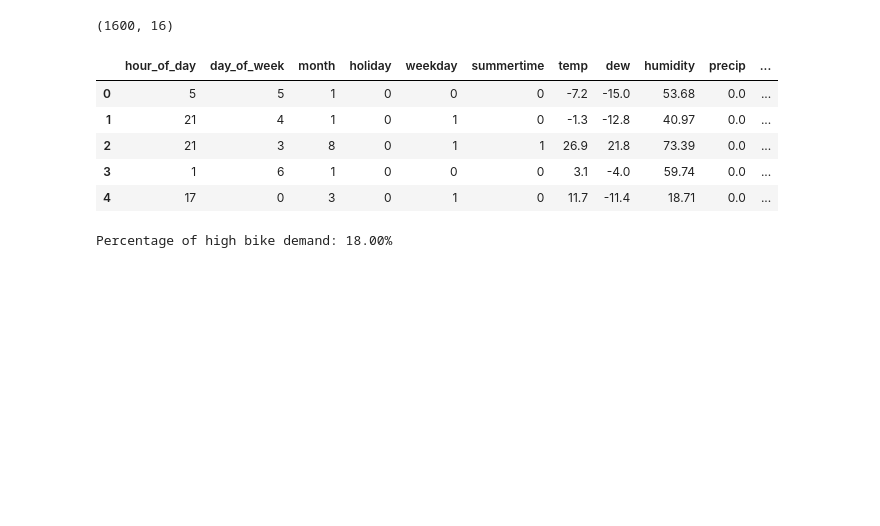
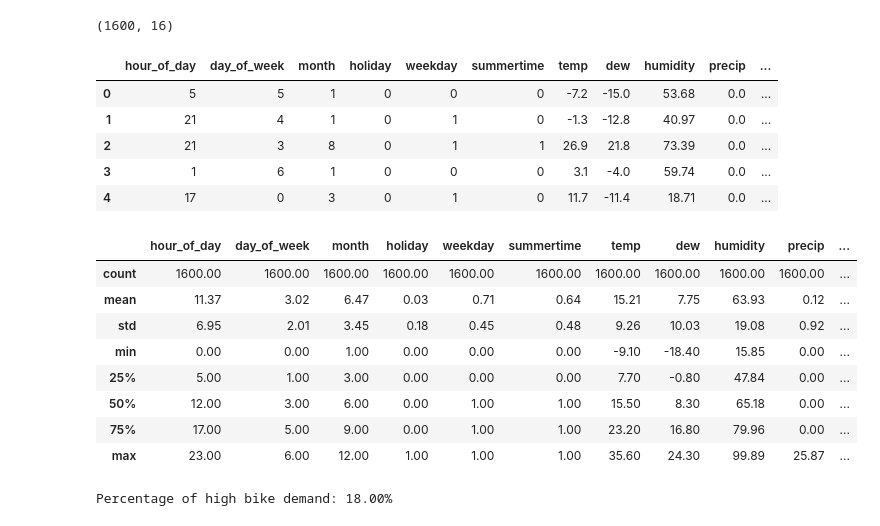
Before and after one commit to radekgersz/Statistical-Machine-Learning-project, a Jupyter notebook: EDA.ipynb, the cells around one changed output. Drawn from its saved outputs; the diff is of its cells as text; code cells hidden in the pictures; blank space fills up the shorter version.

```diff
--- a/EDA.ipynb
+++ b/EDA.ipynb
@@ -18,8 +18,18 @@ data.head()
 # %%
 pd.set_option('display.float_format', lambda x: '%.2f' % x)
 data.describe()
 # put to latex
-data.describe().to_latex("data/summary_statistics.tex", float_format="%.2f")
+#data.describe().to_latex("data/summary_statistics.tex", float_format="%.2f")
+# %% [output]
+|  | hour_of_day | day_of_week | month | holiday | weekday | summertime | temp | dew | humidity | precip | ... |
+| count | 1600.00 | 1600.00 | 1600.00 | 1600.00 | 1600.00 | 1600.00 | 1600.00 | 1600.00 | 1600.00 | 1600.00 | ... |
+| mean | 11.37 | 3.02 | 6.47 | 0.03 | 0.71 | 0.64 | 15.21 | 7.75 | 63.93 | 0.12 | ... |
+| std | 6.95 | 2.01 | 3.45 | 0.18 | 0.45 | 0.48 | 9.26 | 10.03 | 19.08 | 0.92 | ... |
+| min | 0.00 | 0.00 | 1.00 | 0.00 | 0.00 | 0.00 | -9.10 | -18.40 | 15.85 | 0.00 | ... |
+| 25% | 5.00 | 1.00 | 3.00 | 0.00 | 0.00 | 0.00 | 7.70 | -0.80 | 47.84 | 0.00 | ... |
+| 50% | 12.00 | 3.00 | 6.00 | 0.00 | 1.00 | 1.00 | 15.50 | 8.30 | 65.18 | 0.00 | ... |
+| 75% | 17.00 | 5.00 | 9.00 | 0.00 | 1.00 | 1.00 | 23.20 | 16.80 | 79.96 | 0.00 | ... |
+| max | 23.00 | 6.00 | 12.00 | 1.00 | 1.00 | 1.00 | 35.60 | 24.30 | 99.89 | 25.87 | ... |
 # %%
 data['increase_stock'].value_counts() # IMPORTANT, very imbalanced dataset
 print(f'Percentage of high bike demand: {data["increase_stock"].value_counts(normalize=True)[ "high_bike_demand"] * 100:.2f}%')
```
Also changed, not shown: parts of 2 cells of this notebook, 1 other file.
